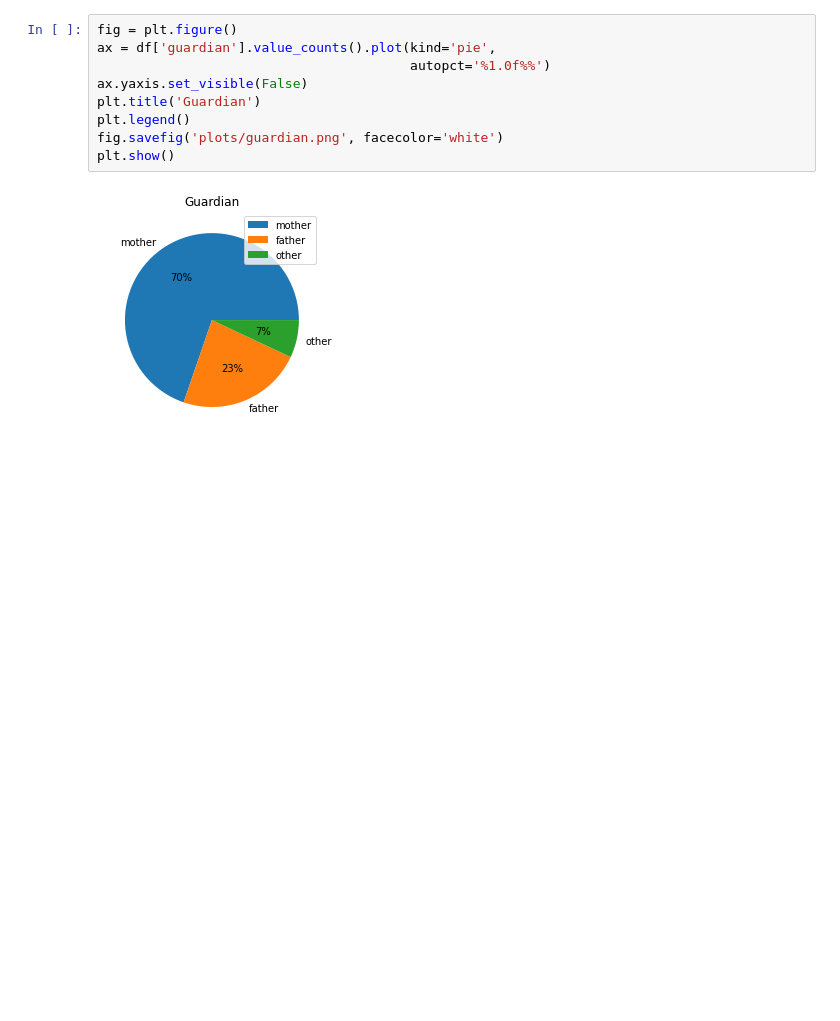
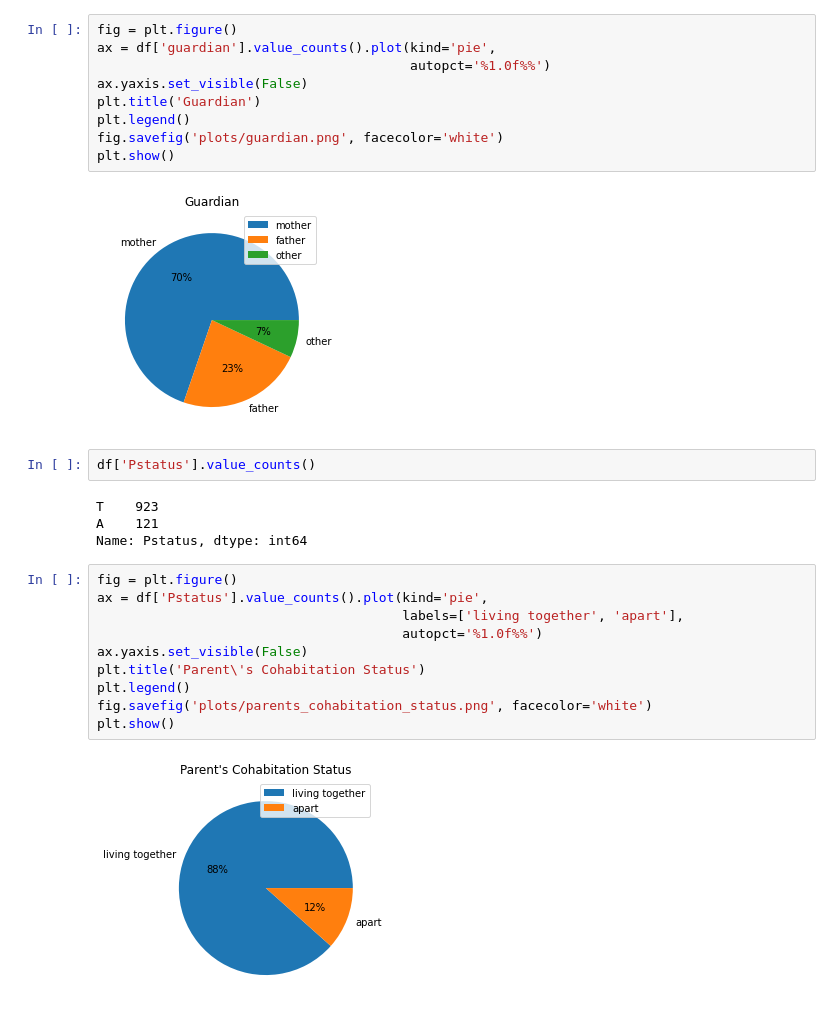
Before and after one commit to TharindaNimnajith/student-performance, a Jupyter notebook: dataset_analysis/column_data_analysis.ipynb, the cells around one changed output. Drawn from its saved outputs; the diff is of its cells as text; blank space fills up the shorter version.

```diff
--- a/dataset_analysis/column_data_analysis.ipynb
+++ b/dataset_analysis/column_data_analysis.ipynb
@@ -173,3 +174,21 @@ fig.savefig('plots/guardian.png', facecolor='white')
 plt.show()
 # %% [output]
 [figure]
+# %%
+df['Pstatus'].value_counts()
+# %% [output]
+T    923
+A    121
+Name: Pstatus, dtype: int64
+# %%
+fig = plt.figure()
+ax = df['Pstatus'].value_counts().plot(kind='pie',
+                                       labels=['living together', 'apart'],
+                                       autopct='%1.0f%%')
+ax.yaxis.set_visible(False)
+plt.title('Parent\'s Cohabitation Status')
+plt.legend()
+fig.savefig('plots/parents_cohabitation_status.png', facecolor='white')
+plt.show()
+# %% [output]
+[figure, added]
```
Also changed, not shown: parts of 7 cells of this notebook, 6 other files.
